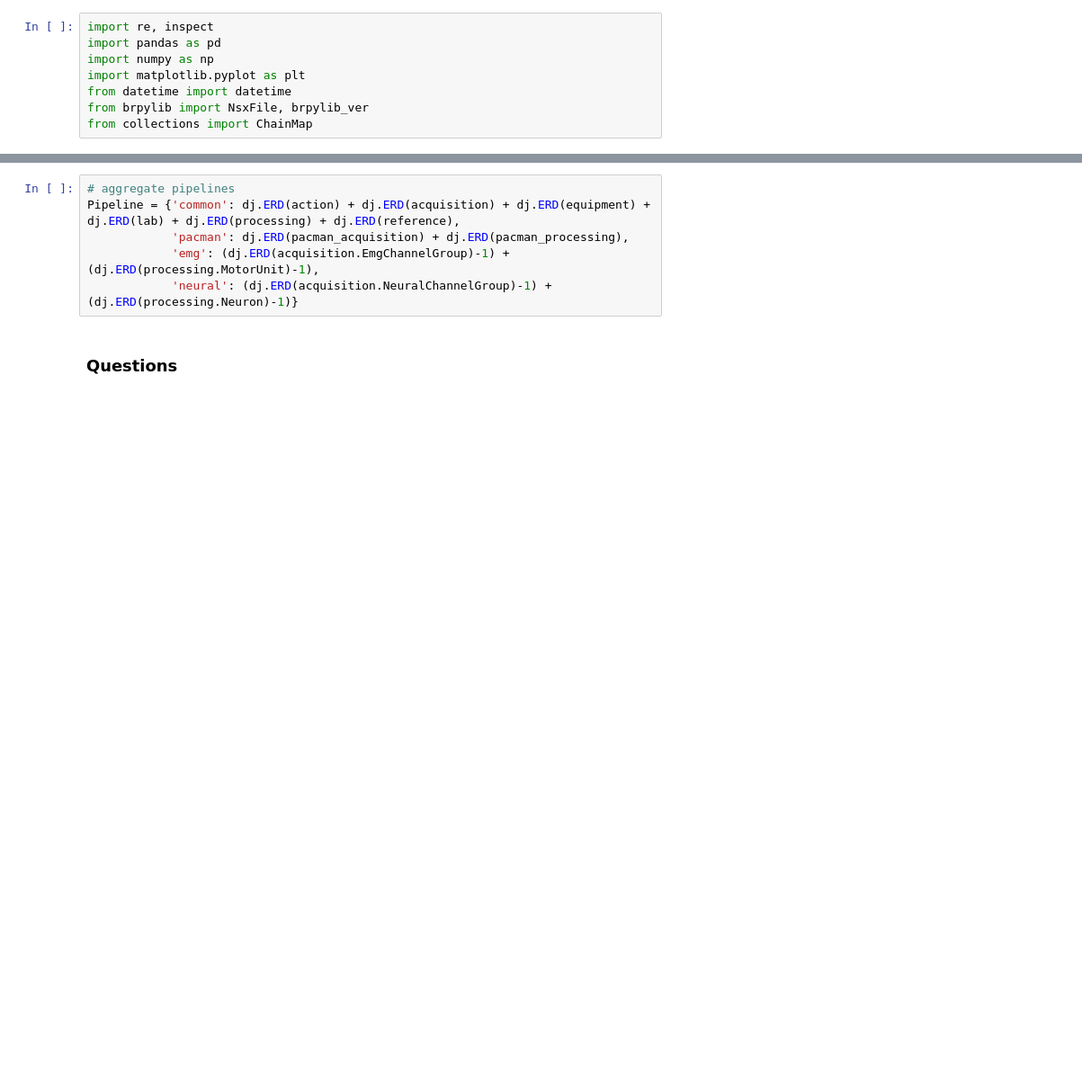
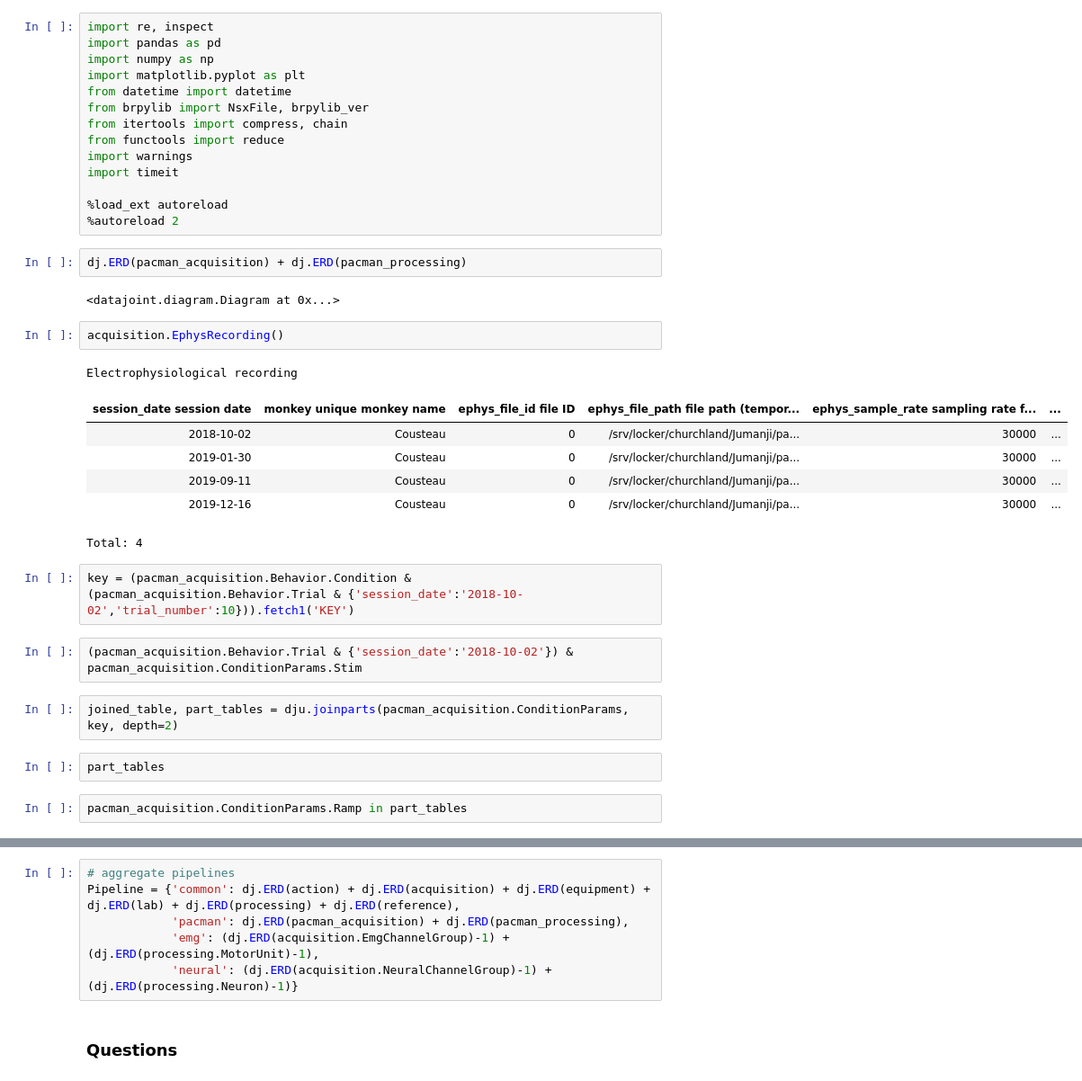
Before and after one commit to ZuckermanBrain/datajoint-churchland, a Jupyter notebook: churchland_pipeline/users/njm2149/sandbox.ipynb, the cells around one changed output, grey strips where cells are left out. Shown at 90% size. Cells and saved outputs as stored; diff of their text form; blank space fills up the shorter version.

```diff
--- a/churchland_pipeline/users/njm2149/sandbox.ipynb
+++ b/churchland_pipeline/users/njm2149/sandbox.ipynb
@@ -17,4 +17,34 @@ import numpy as np
 import matplotlib.pyplot as plt
 from datetime import datetime
 from brpylib import NsxFile, brpylib_ver
-from collections import ChainMap
+from itertools import compress, chain
+from functools import reduce
+import warnings
+import timeit
+
+%load_ext autoreload
+%autoreload 2
+# %%
+dj.ERD(pacman_acquisition) + dj.ERD(pacman_processing)
+# %% [output]
+<datajoint.diagram.Diagram at 0x...>
+# %%
+acquisition.EphysRecording()
+# %% [output]
+Electrophysiological recording
+| session_date session date | monkey unique monkey name | ephys_file_id file ID | ephys_file_path file path (tempor... | ephys_sample_rate sampling rate f... | ... |
+| 2018-10-02 | Cousteau | 0 | /srv/locker/churchland/Jumanji/pa... | 30000 | ... |
+| 2019-01-30 | Cousteau | 0 | /srv/locker/churchland/Jumanji/pa... | 30000 | ... |
+| 2019-09-11 | Cousteau | 0 | /srv/locker/churchland/Jumanji/pa... | 30000 | ... |
+| 2019-12-16 | Cousteau | 0 | /srv/locker/churchland/Jumanji/pa... | 30000 | ... |
+Total: 4
+# %%
+key = (pacman_acquisition.Behavior.Condition & (pacman_acquisition.Behavior.Trial & {'session_date':'2018-10-02','trial_number':10})).fetch1('KEY')
+# %%
+(pacman_acquisition.Behavior.Trial & {'session_date':'2018-10-02'}) & pacman_acquisition.ConditionParams.Stim
+# %%
+joined_table, part_tables = dju.joinparts(pacman_acquisition.ConditionParams, key, depth=2)
+# %%
+part_tables
+# %%
+pacman_acquisition.ConditionParams.Ramp in part_tables
```
Also changed, not shown: parts of 10 cells of this notebook, 42 other files.
